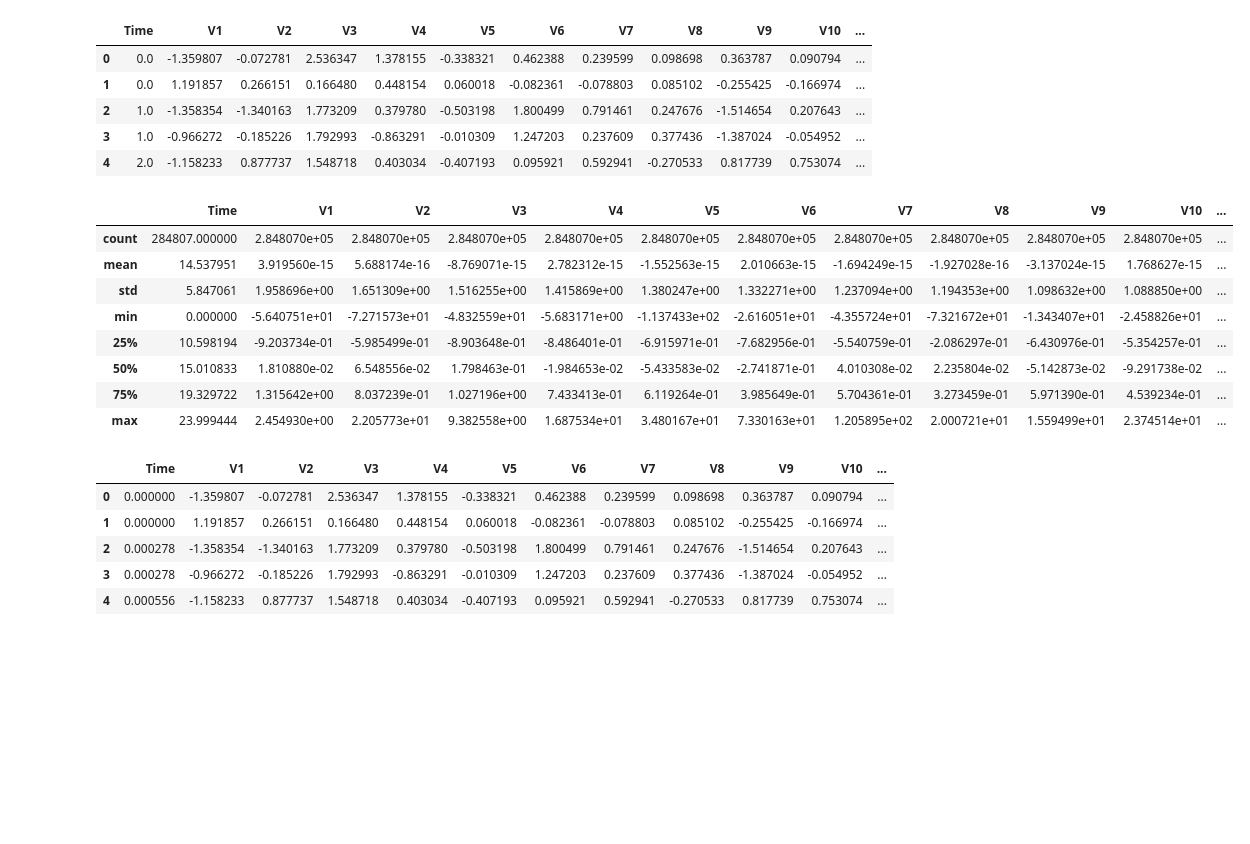
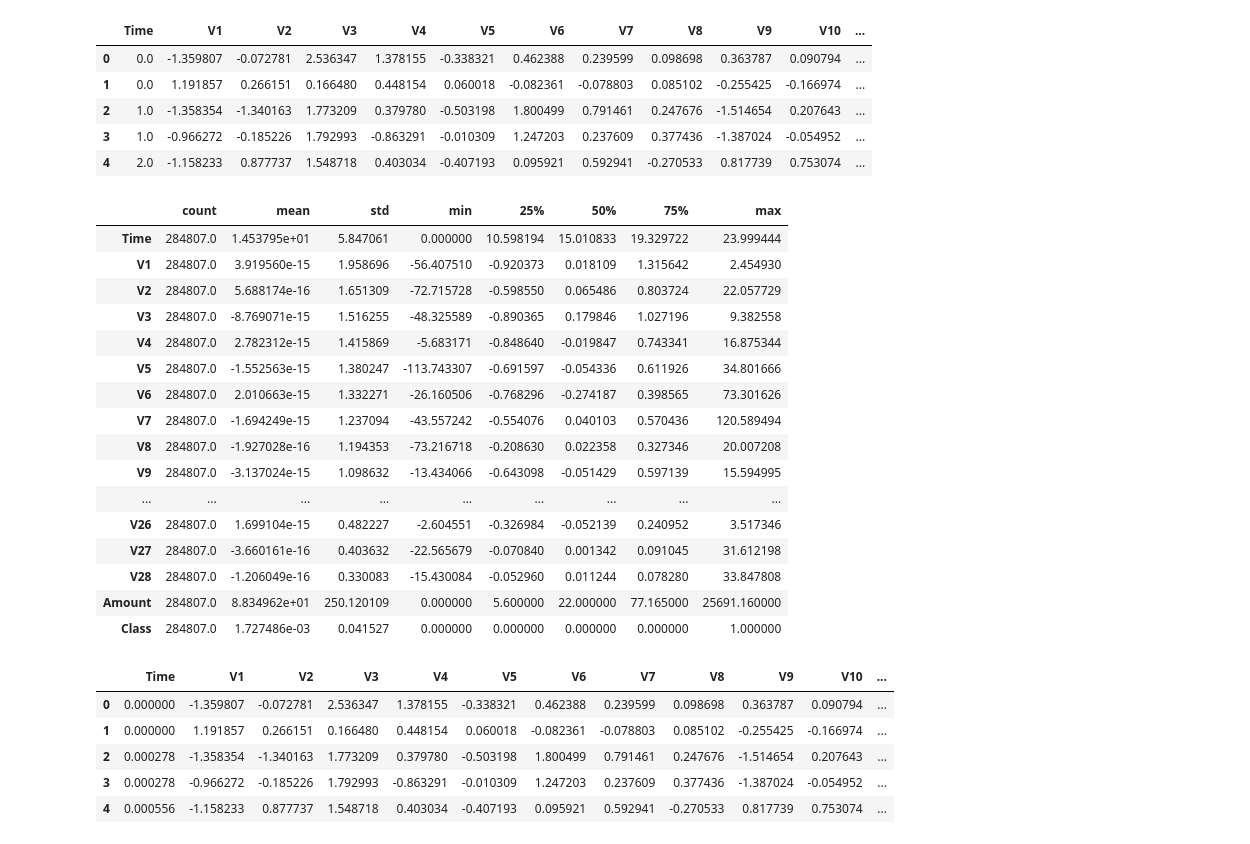
Before and after one commit to anthonyckleung/Autoencoders-Credit-Card-Fraud, a Jupyter notebook: credit-card-fraud-classifier.ipynb, the cells around one changed output. Saved outputs shown, nothing was run; the diff lists cells and outputs as text; code cells hidden in the pictures; blank space fills up the shorter version.

```diff
--- a/credit-card-fraud-classifier.ipynb
+++ b/credit-card-fraud-classifier.ipynb
@@ -25,17 +25,25 @@ df.head()
 # %%
 df['Time'] = df['Time'].apply(lambda x : x / 3600 % 24)
 # %%
-df.describe()
+df.describe().transpose()
 # %% [output]
-|  | Time | V1 | V2 | V3 | V4 | V5 | V6 | V7 | V8 | V9 | V10 | ... |
-| count | 284807.000000 | 2.848070e+05 | 2.848070e+05 | 2.848070e+05 | 2.848070e+05 | 2.848070e+05 | 2.848070e+05 | 2.848070e+05 | 2.848070e+05 | 2.848070e+05 | 2.848070e+05 | ... |
-| mean | 14.537951 | 3.919560e-15 | 5.688174e-16 | -8.769071e-15 | 2.782312e-15 | -1.552563e-15 | 2.010663e-15 | -1.694249e-15 | -1.927028e-16 | -3.137024e-15 | 1.768627e-15 | ... |
-| std | 5.847061 | 1.958696e+00 | 1.651309e+00 | 1.516255e+00 | 1.415869e+00 | 1.380247e+00 | 1.332271e+00 | 1.237094e+00 | 1.194353e+00 | 1.098632e+00 | 1.088850e+00 | ... |
-| min | 0.000000 | -5.640751e+01 | -7.271573e+01 | -4.832559e+01 | -5.683171e+00 | -1.137433e+02 | -2.616051e+01 | -4.355724e+01 | -7.321672e+01 | -1.343407e+01 | -2.458826e+01 | ... |
-| 25% | 10.598194 | -9.203734e-01 | -5.985499e-01 | -8.903648e-01 | -8.486401e-01 | -6.915971e-01 | -7.682956e-01 | -5.540759e-01 | -2.086297e-01 | -6.430976e-01 | -5.354257e-01 | ... |
-| 50% | 15.010833 | 1.810880e-02 | 6.548556e-02 | 1.798463e-01 | -1.984653e-02 | -5.433583e-02 | -2.741871e-01 | 4.010308e-02 | 2.235804e-02 | -5.142873e-02 | -9.291738e-02 | ... |
-| 75% | 19.329722 | 1.315642e+00 | 8.037239e-01 | 1.027196e+00 | 7.433413e-01 | 6.119264e-01 | 3.985649e-01 | 5.704361e-01 | 3.273459e-01 | 5.971390e-01 | 4.539234e-01 | ... |
-| max | 23.999444 | 2.454930e+00 | 2.205773e+01 | 9.382558e+00 | 1.687534e+01 | 3.480167e+01 | 7.330163e+01 | 1.205895e+02 | 2.000721e+01 | 1.559499e+01 | 2.374514e+01 | ... |
+|  | count | mean | std | min | 25% | 50% | 75% | max |
+| Time | 284807.0 | 1.453795e+01 | 5.847061 | 0.000000 | 10.598194 | 15.010833 | 19.329722 | 23.999444 |
+| V1 | 284807.0 | 3.919560e-15 | 1.958696 | -56.407510 | -0.920373 | 0.018109 | 1.315642 | 2.454930 |
+| V2 | 284807.0 | 5.688174e-16 | 1.651309 | -72.715728 | -0.598550 | 0.065486 | 0.803724 | 22.057729 |
+| V3 | 284807.0 | -8.769071e-15 | 1.516255 | -48.325589 | -0.890365 | 0.179846 | 1.027196 | 9.382558 |
+| V4 | 284807.0 | 2.782312e-15 | 1.415869 | -5.683171 | -0.848640 | -0.019847 | 0.743341 | 16.875344 |
+| V5 | 284807.0 | -1.552563e-15 | 1.380247 | -113.743307 | -0.691597 | -0.054336 | 0.611926 | 34.801666 |
+| V6 | 284807.0 | 2.010663e-15 | 1.332271 | -26.160506 | -0.768296 | -0.274187 | 0.398565 | 73.301626 |
+| V7 | 284807.0 | -1.694249e-15 | 1.237094 | -43.557242 | -0.554076 | 0.040103 | 0.570436 | 120.589494 |
+| V8 | 284807.0 | -1.927028e-16 | 1.194353 | -73.216718 | -0.208630 | 0.022358 | 0.327346 | 20.007208 |
+| V9 | 284807.0 | -3.137024e-15 | 1.098632 | -13.434066 | -0.643098 | -0.051429 | 0.597139 | 15.594995 |
+| ... | ... | ... | ... | ... | ... | ... | ... | ... |
+| V26 | 284807.0 | 1.699104e-15 | 0.482227 | -2.604551 | -0.326984 | -0.052139 | 0.240952 | 3.517346 |
+| V27 | 284807.0 | -3.660161e-16 | 0.403632 | -22.565679 | -0.070840 | 0.001342 | 0.091045 | 31.612198 |
+| V28 | 284807.0 | -1.206049e-16 | 0.330083 | -15.430084 | -0.052960 | 0.011244 | 0.078280 | 33.847808 |
+| Amount | 284807.0 | 8.834962e+01 | 250.120109 | 0.000000 | 5.600000 | 22.000000 | 77.165000 | 25691.160000 |
+| Class | 284807.0 | 1.727486e-03 | 0.041527 | 0.000000 | 0.000000 | 0.000000 | 0.000000 | 1.000000 |
 # %%
 df.head()
 # %% [output]
```
Also changed, not shown: parts of 15 cells of this notebook.
